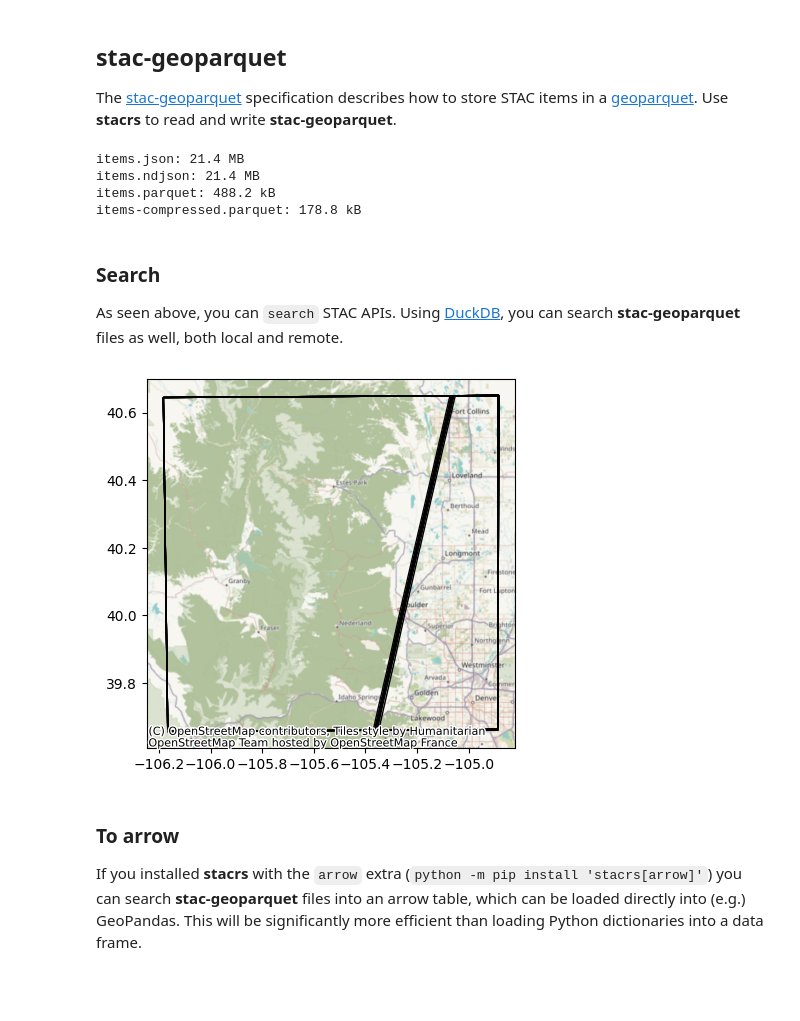
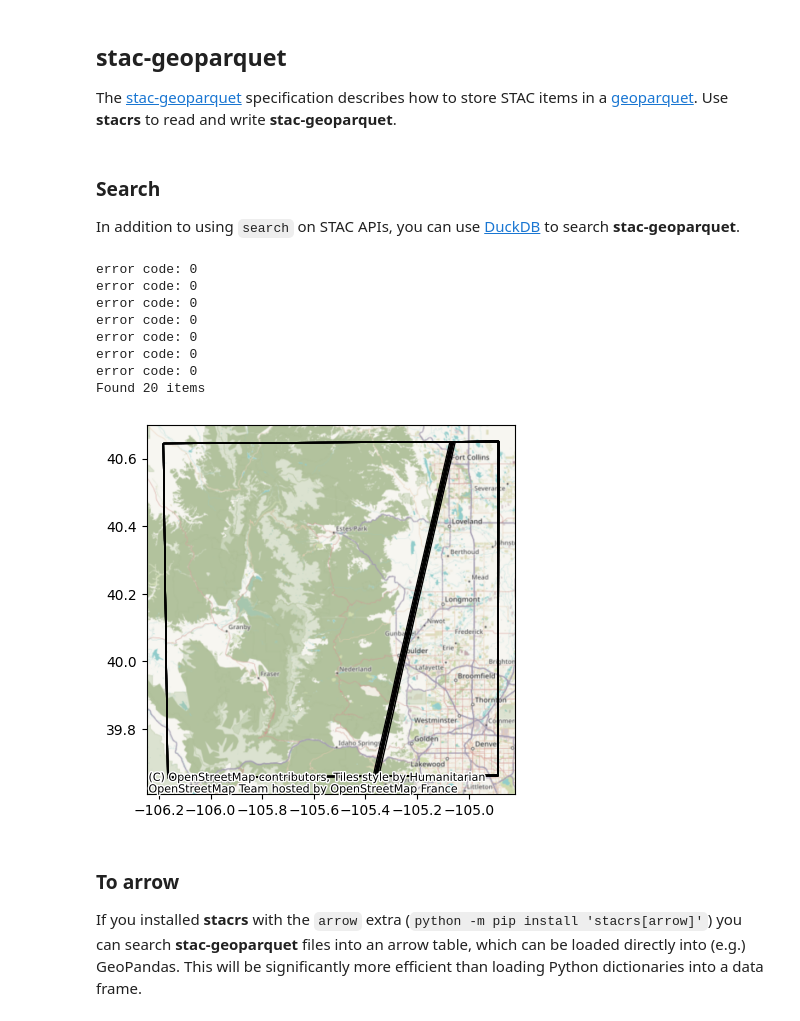
Before and after one commit to stac-utils/rustac-py, a Jupyter notebook: docs/example.ipynb, the cells around one changed output. Cells and saved outputs as stored; diff of their text form; code cells hidden in the pictures; blank space fills up the shorter version.

```diff
--- a/docs/example.ipynb
+++ b/docs/example.ipynb
@@ -7,34 +7,3 @@ This notebook demonstrates some of the more interesting features of [stacrs](htt
 
 The [stac-geoparquet](https://github.com/stac-utils/stac-geoparquet/blob/main/spec/stac-geoparquet-spec.md) specification describes how to store STAC items in a [geoparquet](https://geoparquet.org/).
 Use **stacrs** to read and write **stac-geoparquet**.
-# %%
-import os.path
-
-import stacrs
-import humanize
-
-items = await stacrs.search(
-    "https://landsatlook.usgs.gov/stac-server",
-    collections="landsat-c2l2-sr",
-    intersects={"type": "Point", "coordinates": [-105.119, 40.173]},
-    sortby="-properties.datetime",
-    max_items=1000,
-)
-await stacrs.write("items.json", items)  # GeoJSON feature collection
-await stacrs.write("items-uncompressed.parquet", items, format="parquet[none]")  # uncompressed stac-geoparquet
-await stacrs.write("items.parquet", items)   # compressed stac-geoparquet
-
-for file_name in (
-    "items.json",
-    "items-uncompressed.parquet",
-    "items.parquet",
-):
-    print(f"{file_name}: {humanize.naturalsize(os.path.getsize(file_name))}")
-
-items = stacrs.read("items.parquet")
-assert len(items["features"]) == 1000
-# %% [output]
-items.json: 21.4 MB
-items.ndjson: 21.4 MB
-items.parquet: 488.2 kB
-items-compressed.parquet: 178.8 kB
@@ -41,22 +21,30 @@ items-compressed.parquet: 178.8 kB
 # %% [markdown]
 ### Search
 
-As seen above, you can `search` STAC APIs.
-Using [DuckDB](https://duckdb.org/), you can search **stac-geoparquet** files as well, both local and remote.
+In addition to using `search` on STAC APIs, you can use [DuckDB](https://duckdb.org/) to search **stac-geoparquet**.
 # %%
 import contextily
 import stacrs
 from geopandas import GeoDataFrame
 
 url = "https://github.com/gadomski/2024-09-FOSS4G-NA-stac-rs/raw/refs/heads/main/benches/1000-sentinel-2-items-stac-rs.parquet"
-items = stacrs.search(
+items = await stacrs.search(
     url, intersects={"type": "Point", "coordinates": [-105.1019, 40.1672]}
 )
+print(f"Found {len(items)} items")
 data_frame = GeoDataFrame.from_features(items, crs="EPSG:4326")
 axis = data_frame.plot(facecolor="none")
 contextily.add_basemap(axis, crs=data_frame.crs.to_string())
 # %% [output]
+error code: 0
+error code: 0
+error code: 0
+error code: 0
+error code: 0
+error code: 0
+error code: 0
+Found 20 items
-[figure, old version]
+[figure, new version]
 # %% [markdown]
 ### To arrow
 
```
Also changed, not shown: parts of 5 cells of this notebook, 7 other files.
